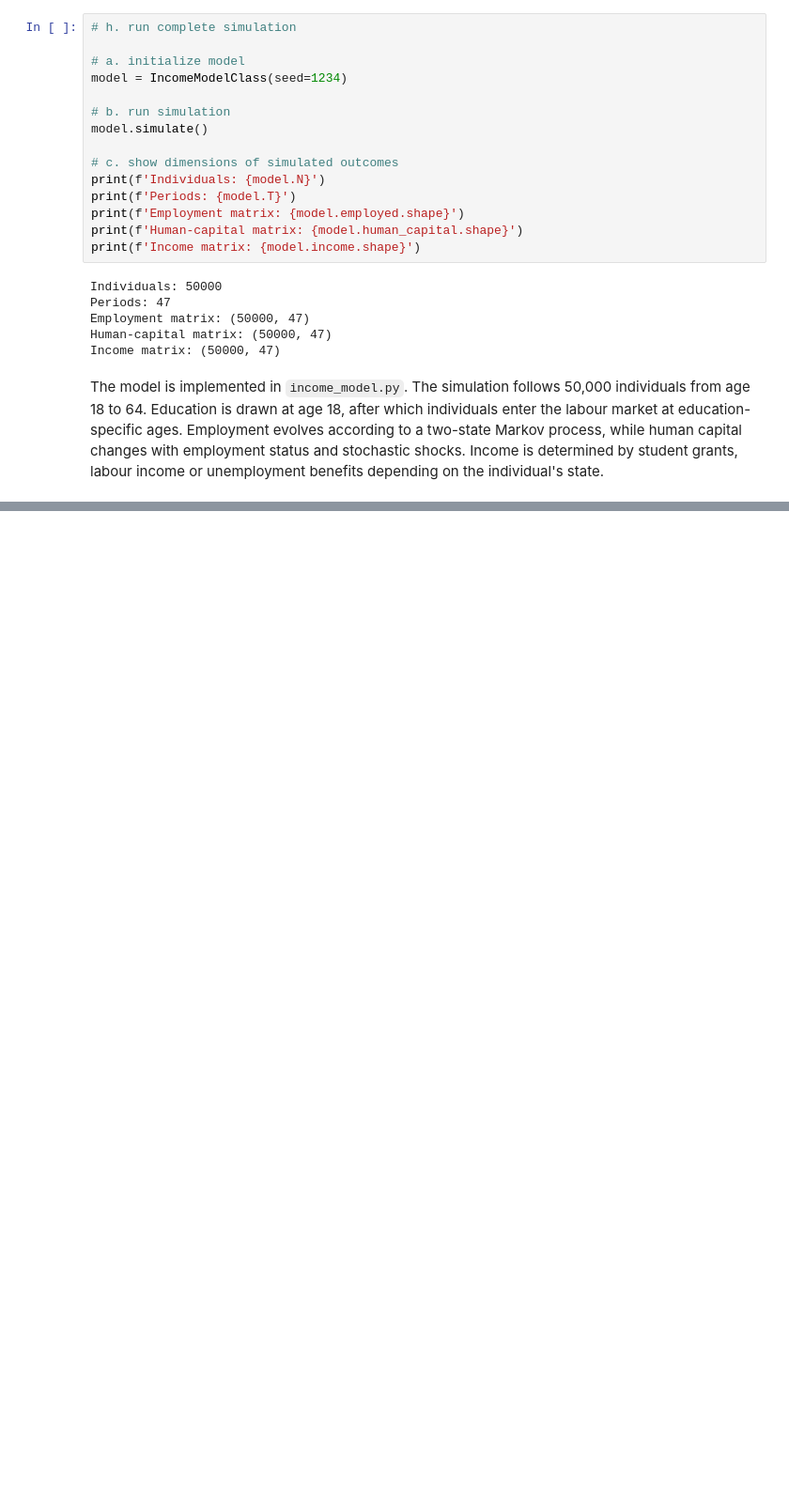
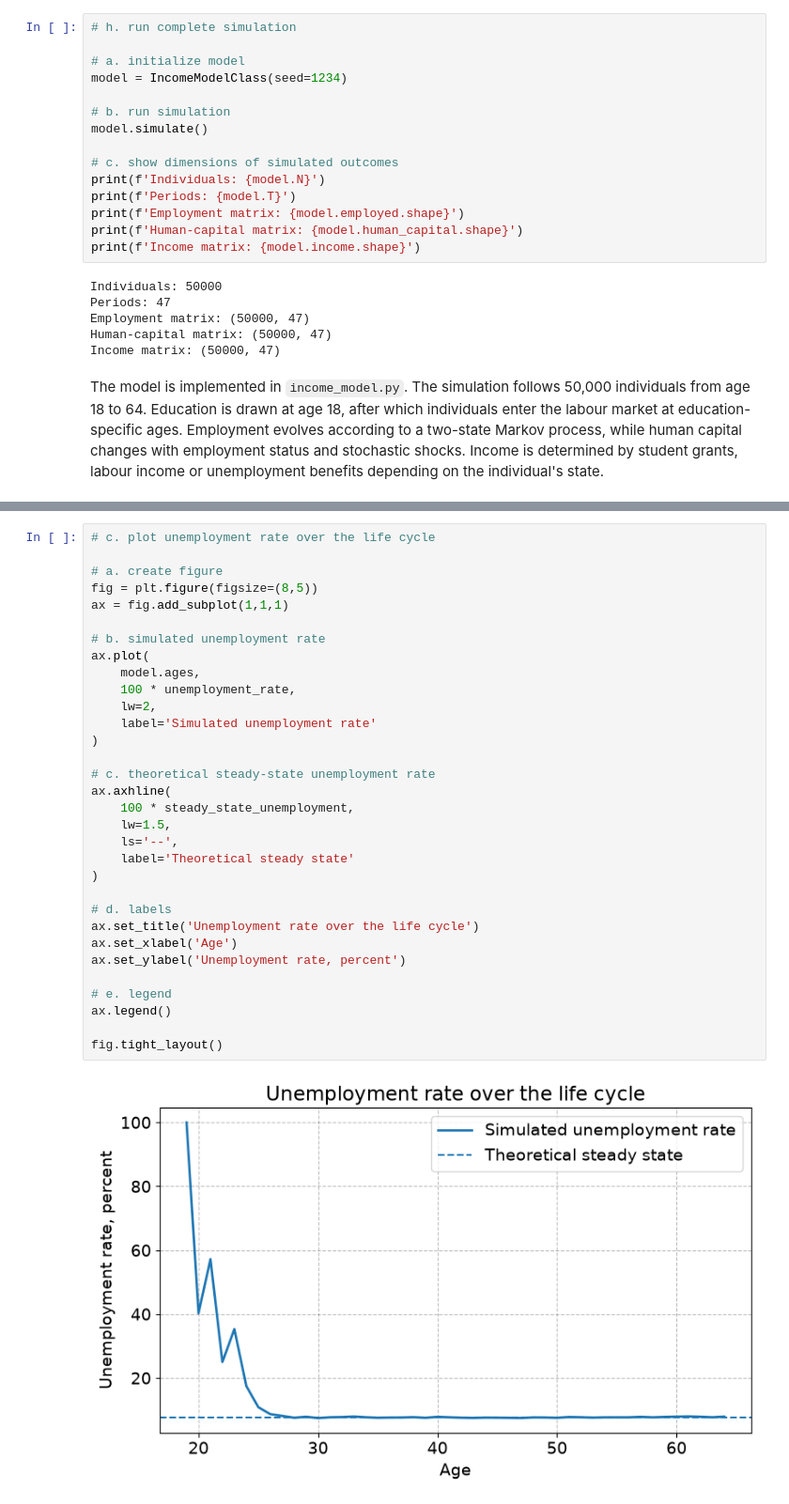
Before and after one commit to OttoBengtson/programming-for-economists, a Jupyter notebook: Data_Project_Version_1.ipynb, the cells around one changed output, grey strips where cells are left out. Shown at 94% size. Saved outputs shown, nothing was run; the diff lists cells and outputs as text; blank space fills up the shorter version.

```diff
--- a/Data_Project_Version_1.ipynb
+++ b/Data_Project_Version_1.ipynb
@@ -2410,0 +2501,34 @@ benefits depending on the individual's state.
+# %%
+# c. plot unemployment rate over the life cycle
+
+# a. create figure
+fig = plt.figure(figsize=(8,5))
+ax = fig.add_subplot(1,1,1)
+
+# b. simulated unemployment rate
+ax.plot(
+    model.ages,
+    100 * unemployment_rate,
+    lw=2,
+    label='Simulated unemployment rate'
+)
+
+# c. theoretical steady-state unemployment rate
+ax.axhline(
+    100 * steady_state_unemployment,
+    lw=1.5,
+    ls='--',
+    label='Theoretical steady state'
+)
+
+# d. labels
+ax.set_title('Unemployment rate over the life cycle')
+ax.set_xlabel('Age')
+ax.set_ylabel('Unemployment rate, percent')
+
+# e. legend
+ax.legend()
+
+fig.tight_layout()
+# %% [output]
+[figure, added]
```
Also changed, not shown: parts of 14 cells of this notebook.
